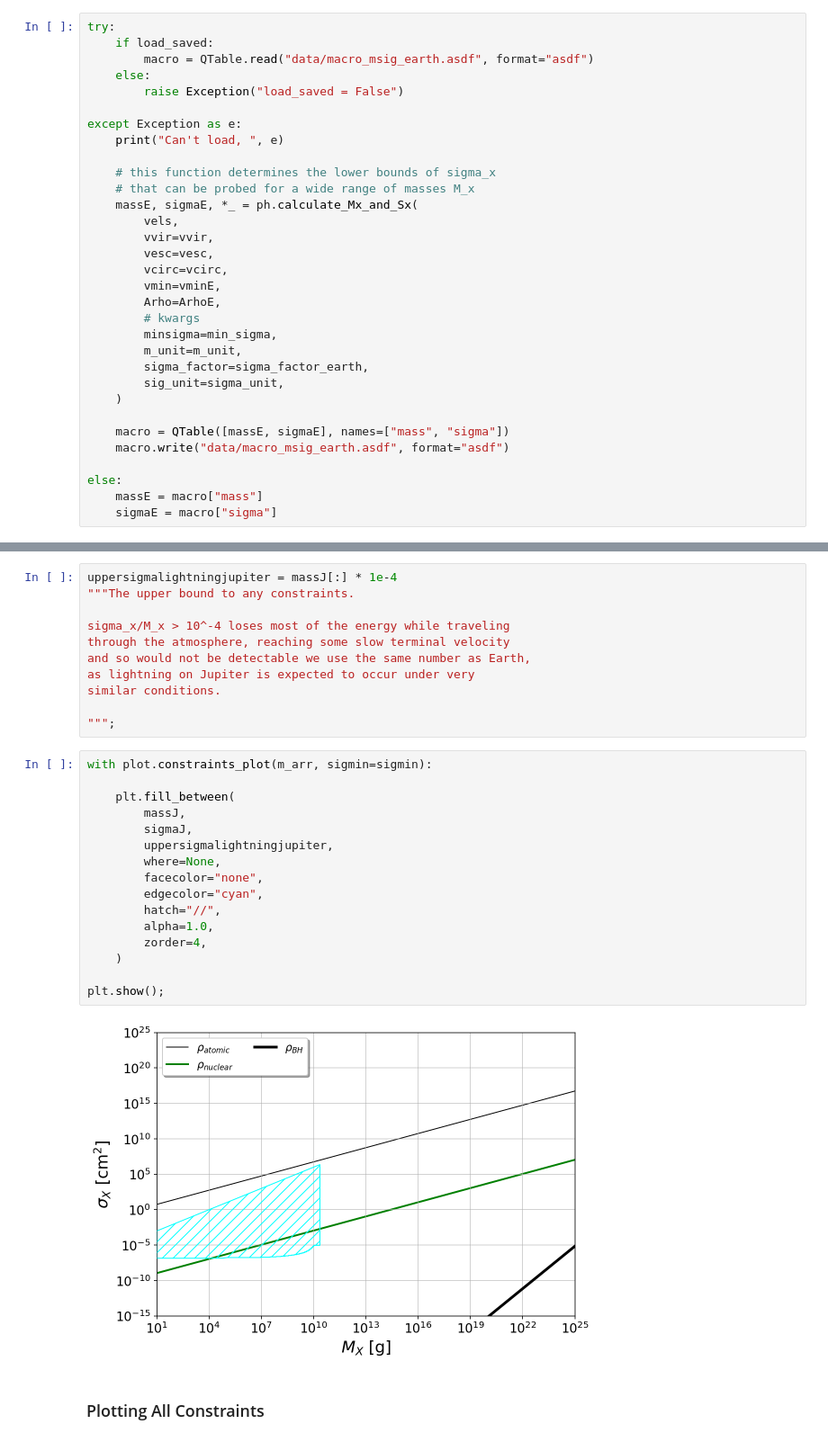
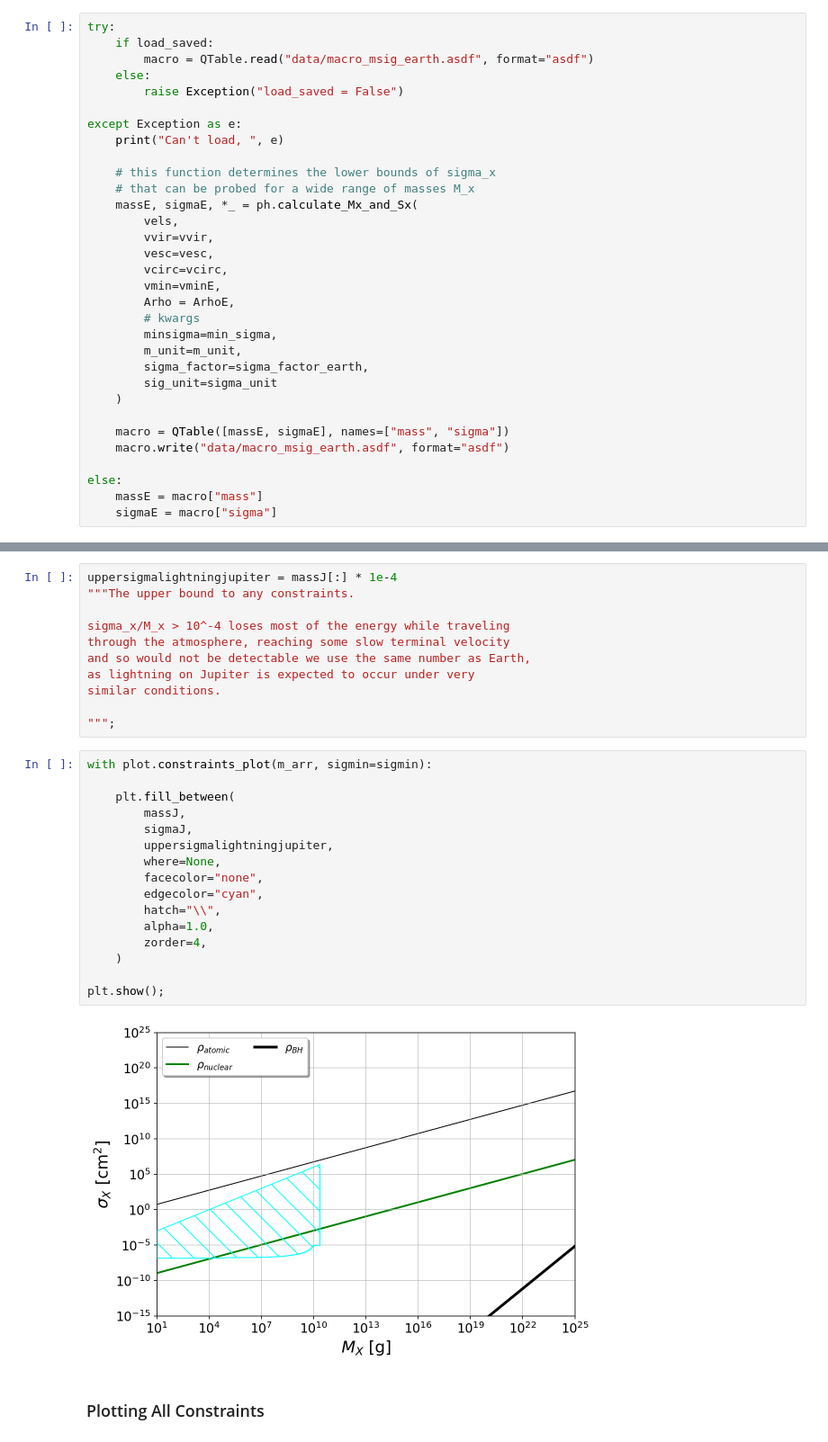
Before and after one commit to cwru-pat/macro_lightning, a Jupyter notebook: notebooks/Lightning_paper_constraints_and_projections.ipynb, the cells around one changed output, grey strips where cells are left out. Shown at 90% size. Cells and saved outputs as stored; diff of their text form.

```diff
--- a/notebooks/Lightning_paper_constraints_and_projections.ipynb
+++ b/notebooks/Lightning_paper_constraints_and_projections.ipynb
@@ -104,12 +111,12 @@ except Exception as e:
         vesc=vesc,
         vcirc=vcirc,
         vmin=vminE,
-        Arho=ArhoE,
+        Arho = ArhoE,
         # kwargs
         minsigma=min_sigma,
         m_unit=m_unit,
         sigma_factor=sigma_factor_earth,
-        sig_unit=sigma_unit,
+        sig_unit=sigma_unit
     )
 
     macro = QTable([massE, sigmaE], names=["mass", "sigma"])
@@ -222,21 +240,21 @@ similar conditions.
 # %%
 with plot.constraints_plot(m_arr, sigmin=sigmin):
 
     plt.fill_between(
         massJ,
         sigmaJ,
         uppersigmalightningjupiter,
         where=None,
         facecolor="none",
         edgecolor="cyan",
-        hatch="//",
+        hatch="\\",
         alpha=1.0,
         zorder=4,
     )
 
 plt.show();
 # %% [output]
-[figure, old version]
+[figure, new version]
 # %% [markdown]
 ### Plotting All Constraints
 # %% [markdown]
```
Also changed, not shown: parts of 8 cells of this notebook, 6 other files.
